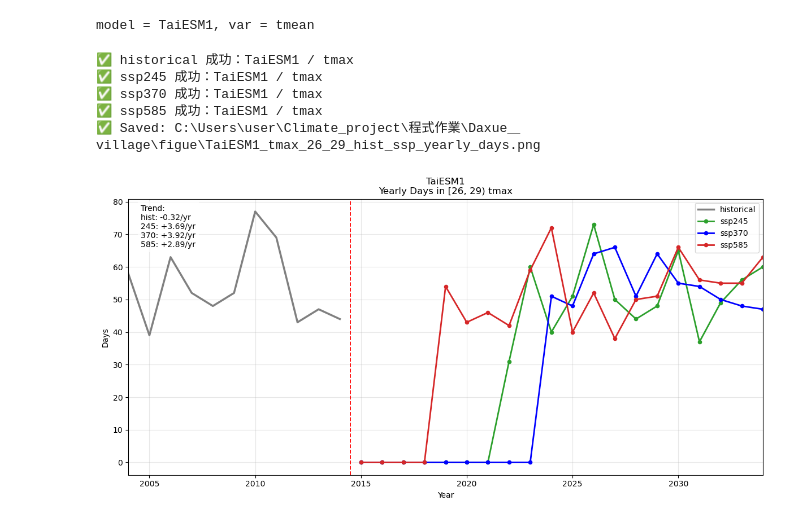
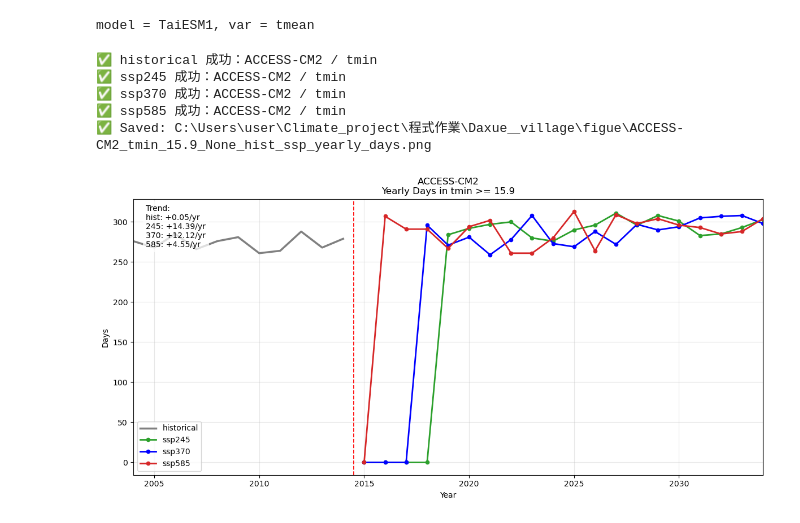
Before and after one commit to SteveChiao/Climate_project, a Jupyter notebook: 程式作業/Daxue＿village/code/0405gif檔.ipynb, the cells around one changed output. Drawn from its saved outputs; the diff is of its cells as text; code cells hidden in the pictures.

```diff
--- a/程式作業/Daxue＿village/code/0405gif檔.ipynb
+++ b/程式作業/Daxue＿village/code/0405gif檔.ipynb
@@ -1551,11 +1551,11 @@ def plot_hist_and_ssp_yearly_counts(
 # =========================================================
 # 11. 參數區：你平常只改這裡
 # =========================================================
-model_name = "TaiESM1"          # ["TaiESM1", "ACCESS-CM2", "EC-Earth3"]
-var_type = "tmax"              # "tmean" / "tmax" / "tmin"
+model_name = "ACCESS-CM2"          # ["TaiESM1", "ACCESS-CM2", "EC-Earth3"]
+var_type = "tmin"              # "tmean" / "tmax" / "tmin"
 
-lower = 26
-upper = 29
+lower = 15.9
+upper = None
 lower_inclusive = True
 upper_inclusive = False
 
@@ -1572,36 +1572,36 @@ target_ssps = ("ssp245", "ssp370", "ssp585")
 # =========================================================
 yearly_counts_df = build_hist_and_ssp_yearly_counts(
     model_name=model_name,
     var_type=var_type,
     lower=lower,
     upper=upper,
     lower_inclusive=lower_inclusive,
     upper_inclusive=upper_inclusive,
     hist_start_year=hist_start_year,
     hist_end_year=hist_end_year,
     fut_start_year=fut_start_year,
     fut_end_year=fut_end_year,
     target_ssps=target_ssps
 )
 
 plot_hist_and_ssp_yearly_counts(
     yearly_df=yearly_counts_df,
     model_name=model_name,
     var_type=var_type,
     lower=lower,
     upper=upper,
     lower_inclusive=lower_inclusive,
     upper_inclusive=upper_inclusive,
     hist_start_year=hist_start_year,
     hist_end_year=hist_end_year,
     fut_start_year=fut_start_year,
     fut_end_year=fut_end_year,
     save_path=save_path
 )
 # %% [output]
-✅ historical 成功：TaiESM1 / tmax
-✅ ssp245 成功：TaiESM1 / tmax
-✅ ssp370 成功：TaiESM1 / tmax
-✅ ssp585 成功：TaiESM1 / tmax
-✅ Saved: C:\Users\user\Climate_project\程式作業\Daxue＿village\figue\TaiESM1_tmax_26_29_hist_ssp_yearly_days.png
+✅ historical 成功：ACCESS-CM2 / tmin
+✅ ssp245 成功：ACCESS-CM2 / tmin
+✅ ssp370 成功：ACCESS-CM2 / tmin
+✅ ssp585 成功：ACCESS-CM2 / tmin
+✅ Saved: C:\Users\user\Climate_project\程式作業\Daxue＿village\figue\ACCESS-CM2_tmin_15.9_None_hist_ssp_yearly_days.png
-[figure, old version]
+[figure, new version]
```
Also changed, not shown: 23 other files.
